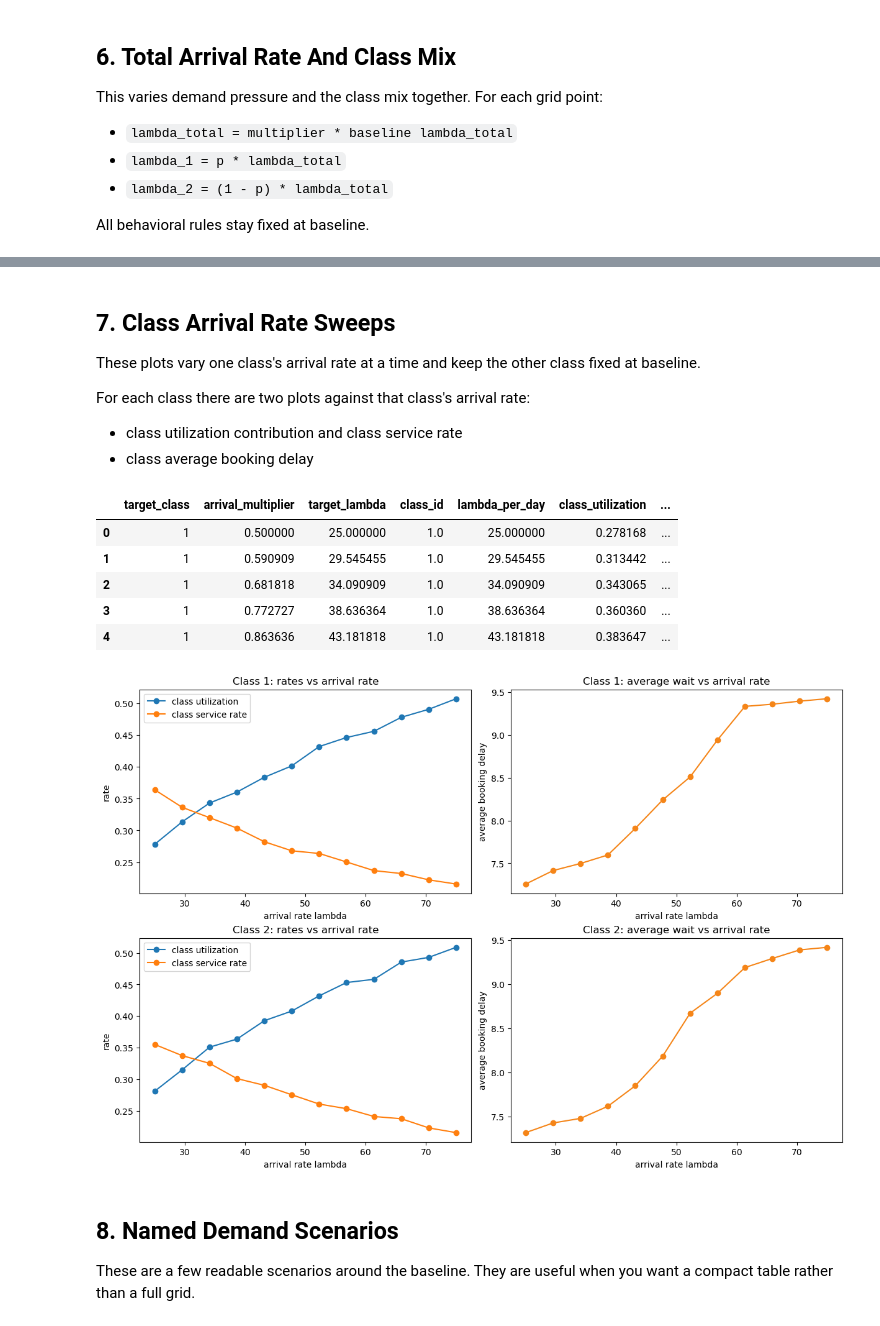
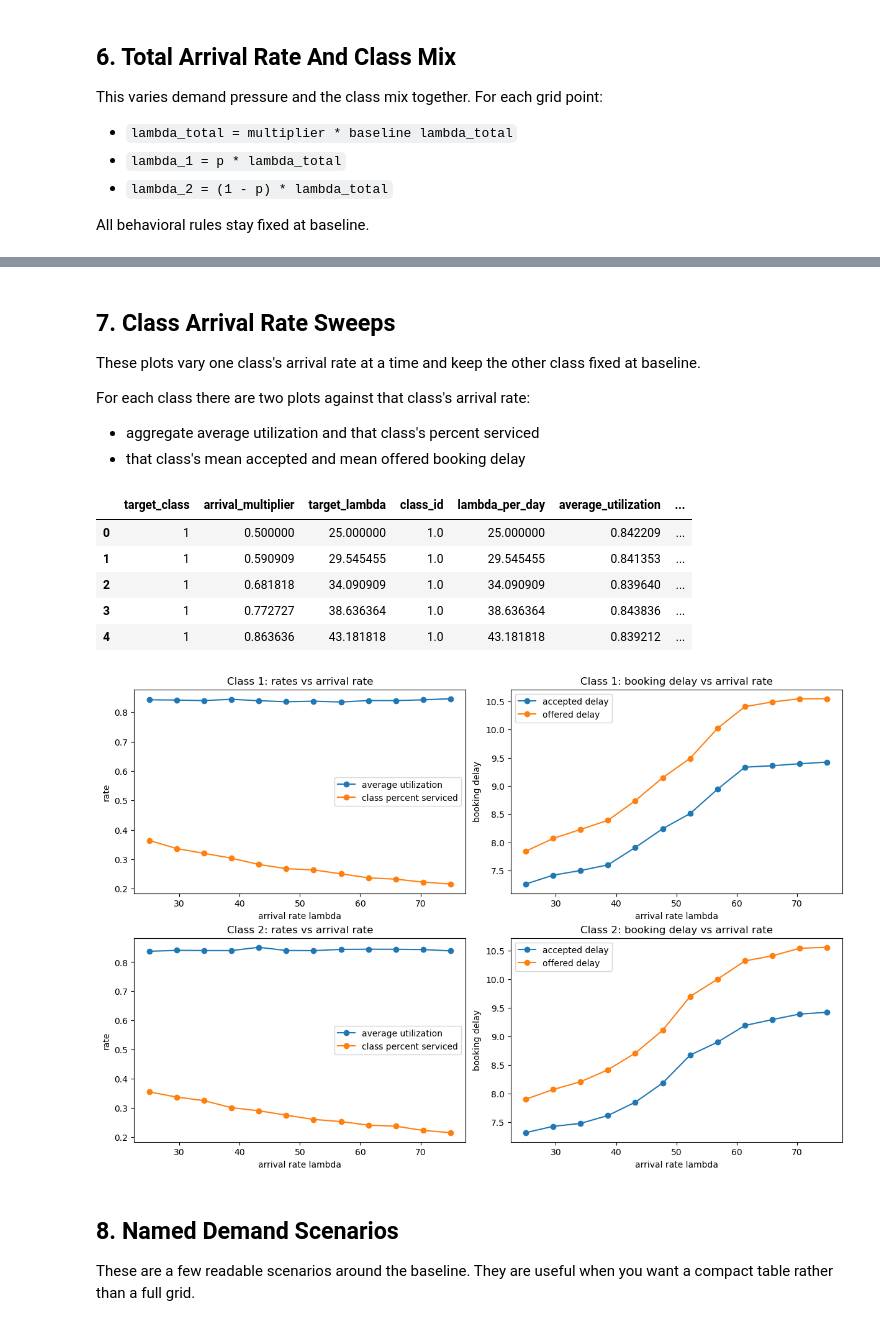
Before and after one commit to YcartXin/CUIMC-Appointment-Simulation, a Jupyter notebook: notebook/parameter_sensitivity_analysis.ipynb, the cells around one changed output, grey strips where cells are left out. Saved outputs shown, nothing was run; the diff lists cells and outputs as text; code cells hidden in the pictures.

```diff
--- a/notebook/parameter_sensitivity_analysis.ipynb
+++ b/notebook/parameter_sensitivity_analysis.ipynb
@@ -67,14 +68,18 @@ def run_metrics(config, seed=SEED):
     results = ClinicAppointmentSimulation(config).run()
 
     booked = sum(m.booked for m in results.class_metrics.values())
-    served = sum(m.served for m in results.class_metrics.values())
-    booking_delay = sum(m.total_booking_delay for m in results.class_metrics.values())
-    arrivals = sum(m.arrivals for m in results.class_metrics.values())
+    offered = sum(m.offered for m in results.class_metrics.values())
+    accepted_delay = sum(m.total_booking_delay for m in results.class_metrics.values())
+    offered_delay = sum(m.total_offered_booking_delay for m in results.class_metrics.values())
 
     return {
-        "utilization": results.slot_metrics.served_slots / results.total_slots,
-        "avg_wait": booking_delay / booked if booked else 0,
-        "service_rate": served / arrivals if arrivals else 0,
+        "average_utilization": results.average_utilization,
+        "mean_accepted_booking_delay": accepted_delay / booked if booked else 0,
+        "mean_offered_booking_delay": offered_delay / offered if offered else 0,
+        "overall_percent_serviced": results.overall_percent_serviced,
+        "booked_slots": results.slot_metrics.booked_slots,
+        "served_slots": results.slot_metrics.served_slots,
+        "no_show_slots": results.slot_metrics.no_show_slots,
     }
 
 base_metrics = pd.DataFrame([run_metrics(base_config)])
@@ -165,9 +170,11 @@ def run_class_metrics(config, seed=SEED):
         rows.append({
             "class_id": class_id,
             "lambda_per_day": config.classes[class_id].lambda_per_day,
-            "class_utilization": metrics.served / results.total_slots,
-            "class_service_rate": metrics.served / metrics.arrivals if metrics.arrivals else 0,
-            "class_avg_wait": metrics.mean_booking_delay,
+            "average_utilization": results.average_utilization,
+            "overall_percent_serviced": results.overall_percent_serviced,
+            "percent_serviced": metrics.percent_serviced,
+            "mean_accepted_booking_delay": metrics.mean_accepted_booking_delay,
+            "mean_offered_booking_delay": metrics.mean_offered_booking_delay,
         })
     return pd.DataFrame(rows)
 # %%
@@ -428,8 +435,8 @@ These plots vary one class's arrival rate at a time and keep the other class fix
 
 For each class there are two plots against that class's arrival rate:
 
-- class utilization contribution and class service rate
-- class average booking delay
+- aggregate average utilization and that class's percent serviced
+- that class's mean accepted and mean offered booking delay
 # %%
 rows = []
 for target_class in sorted(base_config.classes):
@@ -449,35 +456,37 @@ for target_class in sorted(base_config.classes):
 class_arrival_df = pd.DataFrame(rows)
 display(class_arrival_df.head())
 # %% [output]
-|  | target_class | arrival_multiplier | target_lambda | class_id | lambda_per_day | class_utilization | ... |
-| 0 | 1 | 0.500000 | 25.000000 | 1.0 | 25.000000 | 0.278168 | ... |
-| 1 | 1 | 0.590909 | 29.545455 | 1.0 | 29.545455 | 0.313442 | ... |
-| 2 | 1 | 0.681818 | 34.090909 | 1.0 | 34.090909 | 0.343065 | ... |
-| 3 | 1 | 0.772727 | 38.636364 | 1.0 | 38.636364 | 0.360360 | ... |
-| 4 | 1 | 0.863636 | 43.181818 | 1.0 | 43.181818 | 0.383647 | ... |
+|  | target_class | arrival_multiplier | target_lambda | class_id | lambda_per_day | average_utilization | ... |
+| 0 | 1 | 0.500000 | 25.000000 | 1.0 | 25.000000 | 0.842209 | ... |
+| 1 | 1 | 0.590909 | 29.545455 | 1.0 | 29.545455 | 0.841353 | ... |
+| 2 | 1 | 0.681818 | 34.090909 | 1.0 | 34.090909 | 0.839640 | ... |
+| 3 | 1 | 0.772727 | 38.636364 | 1.0 | 38.636364 | 0.843836 | ... |
+| 4 | 1 | 0.863636 | 43.181818 | 1.0 | 43.181818 | 0.839212 | ... |
 # %%
 fig, axes = plt.subplots(2, 2, figsize=(12, 8), constrained_layout=True)
 
 for row_idx, target_class in enumerate(sorted(base_config.classes)):
     data = class_arrival_df.loc[class_arrival_df["target_class"].eq(target_class)].sort_values("target_lambda")
 
     rate_ax = axes[row_idx, 0]
-    rate_ax.plot(data["target_lambda"], data["class_utilization"], marker="o", label="class utilization")
-    rate_ax.plot(data["target_lambda"], data["class_service_rate"], marker="o", label="class service rate")
+    rate_ax.plot(data["target_lambda"], data["average_utilization"], marker="o", label="average utilization")
+    rate_ax.plot(data["target_lambda"], data["percent_serviced"], marker="o", label="class percent serviced")
     rate_ax.set_title(f"Class {target_class}: rates vs arrival rate")
     rate_ax.set_xlabel("arrival rate lambda")
     rate_ax.set_ylabel("rate")
     rate_ax.legend()
 
-    wait_ax = axes[row_idx, 1]
-    wait_ax.plot(data["target_lambda"], data["class_avg_wait"], marker="o", color="#F58518")
-    wait_ax.set_title(f"Class {target_class}: average wait vs arrival rate")
-    wait_ax.set_xlabel("arrival rate lambda")
-    wait_ax.set_ylabel("average booking delay")
+    delay_ax = axes[row_idx, 1]
+    delay_ax.plot(data["target_lambda"], data["mean_accepted_booking_delay"], marker="o", label="accepted delay")
+    delay_ax.plot(data["target_lambda"], data["mean_offered_booking_delay"], marker="o", label="offered delay")
+    delay_ax.set_title(f"Class {target_class}: booking delay vs arrival rate")
+    delay_ax.set_xlabel("arrival rate lambda")
+    delay_ax.set_ylabel("booking delay")
+    delay_ax.legend()
 
 plt.show()
 # %% [output]
-[figure, old version]
+[figure, new version]
 # %% [markdown]
 ## 8. Named Demand Scenarios
 
```
Also changed, not shown: parts of 11 cells of this notebook, 12 other files.
